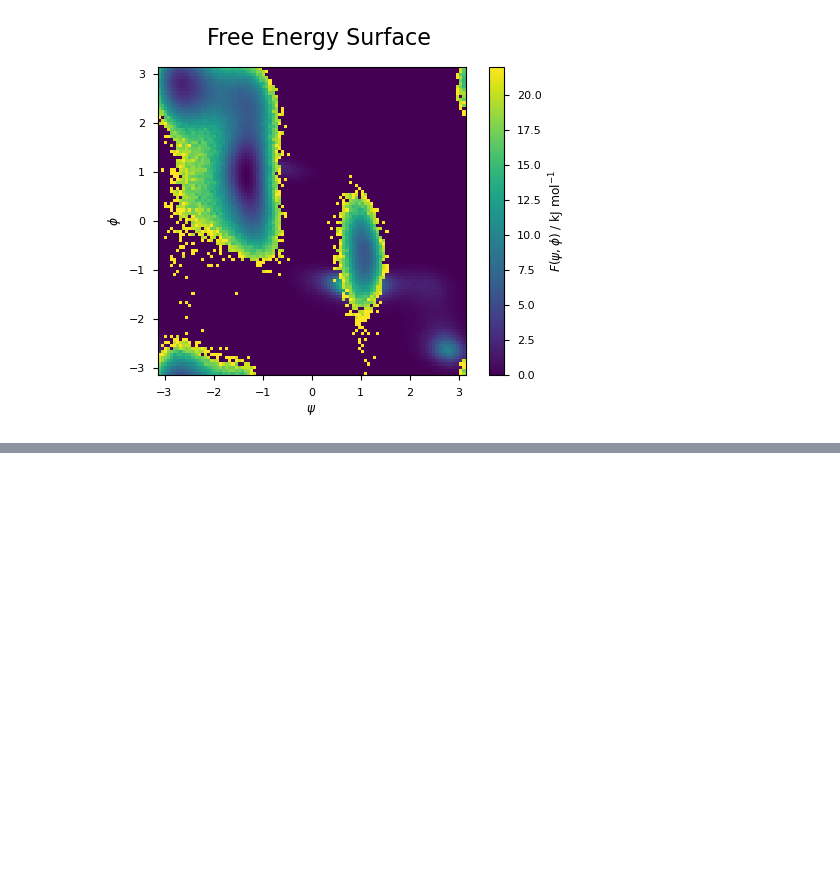
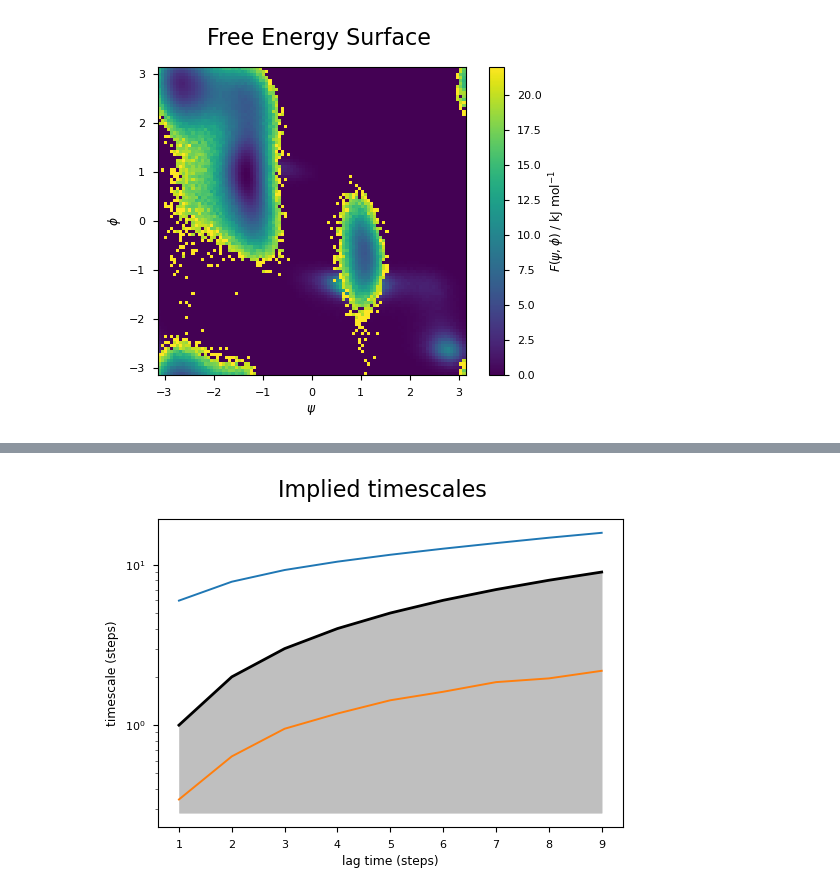
Before and after one commit to dominicp6/CV_learning, a Jupyter notebook: notebooks/rough_work.ipynb, the cells around one changed output, grey strips where cells are left out. Saved outputs shown, nothing was run; the diff lists cells and outputs as text; code cells hidden in the pictures; blank space fills up the shorter version.

```diff
--- a/notebooks/rough_work.ipynb
+++ b/notebooks/rough_work.ipynb
@@ -153,0 +210,4 @@ PCA()
+# %%
+exp_ala_1us.implied_timescale_analysis()
+# %% [output]
+[figure, added]
```
Also changed, not shown: parts of 5 cells of this notebook.
